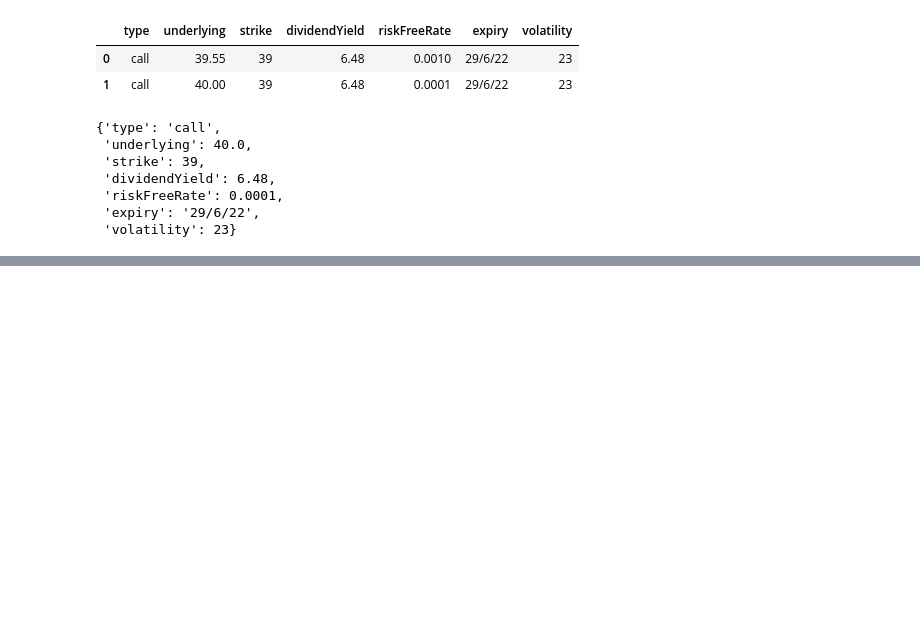
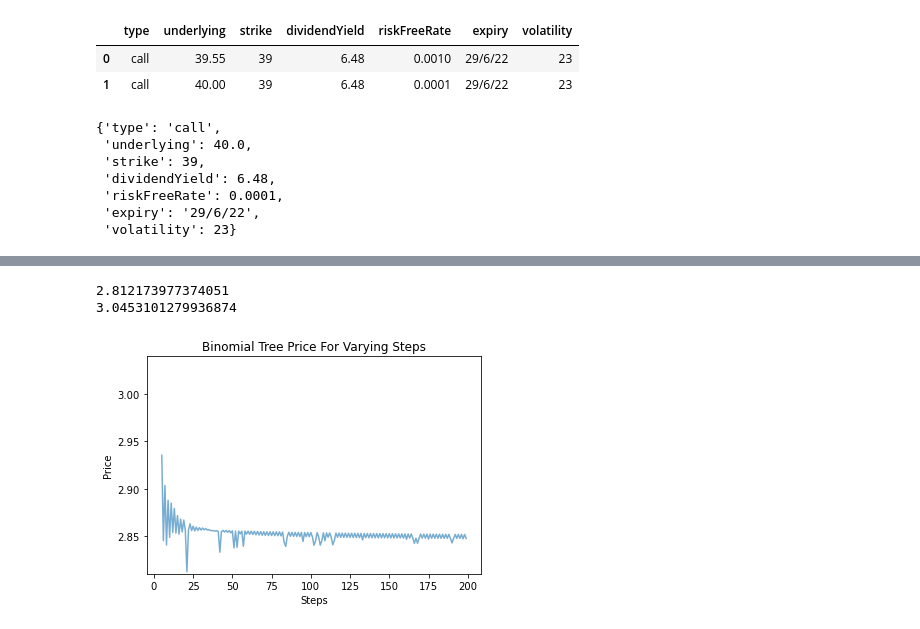
Before and after one commit to AndrewPomorski/Notebooks, a Jupyter notebook: OptionsPricing.ipynb, the cells around one changed output, grey strips where cells are left out. Drawn from its saved outputs; the diff is of its cells as text; code cells hidden in the pictures; blank space fills up the shorter version.

```diff
--- a/OptionsPricing.ipynb
+++ b/OptionsPricing.ipynb
@@ -138,0 +127,16 @@ Text(0.5, 1.0, 'Binomial Tree Price For Varying Steps')
+# %%
+# overlay multiple https://stackoverflow.com/questions/19189488/use-a-loop-to-plot-n-charts-python
+
+for k in prices:
+    print(min(prices[k]))
+    plt.plot(steps, prices[k], label="Spot: " + str(prices[k]), lw=1.5, alpha=0.6)
+
+plt.xlabel("Steps")
+plt.ylabel("Price")
+plt.ylim(2.81, 3.04)
+plt.title("Binomial Tree Price For Varying Steps")
+plt.show()
+# %% [output]
+2.812173977374051
+3.0453101279936874
+[figure, added]
```
Also changed, not shown: parts of 7 cells of this notebook.
